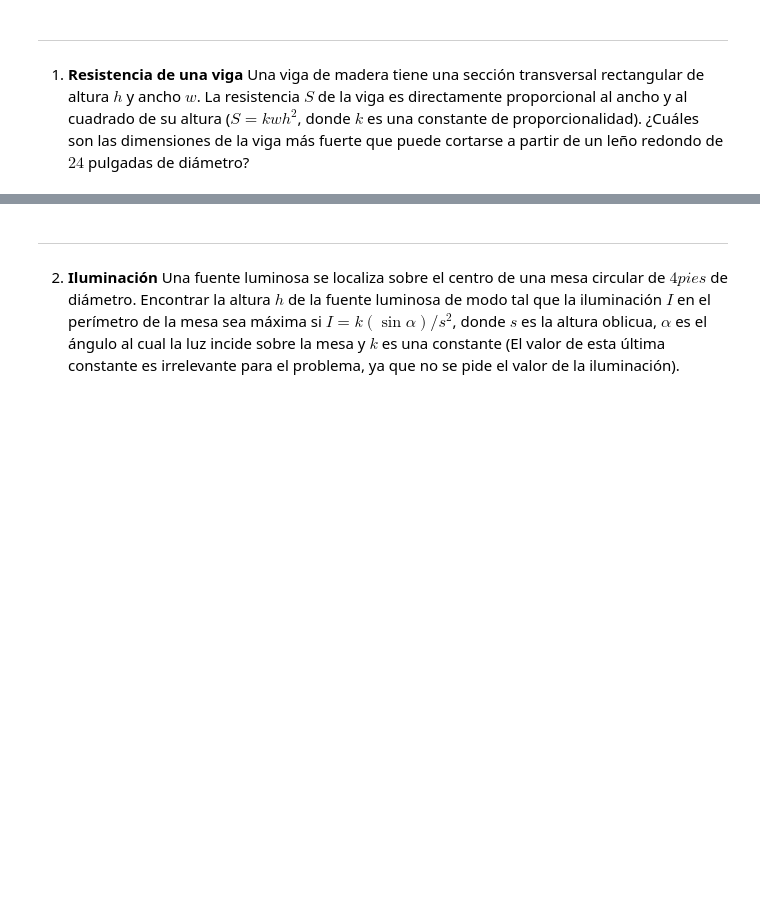
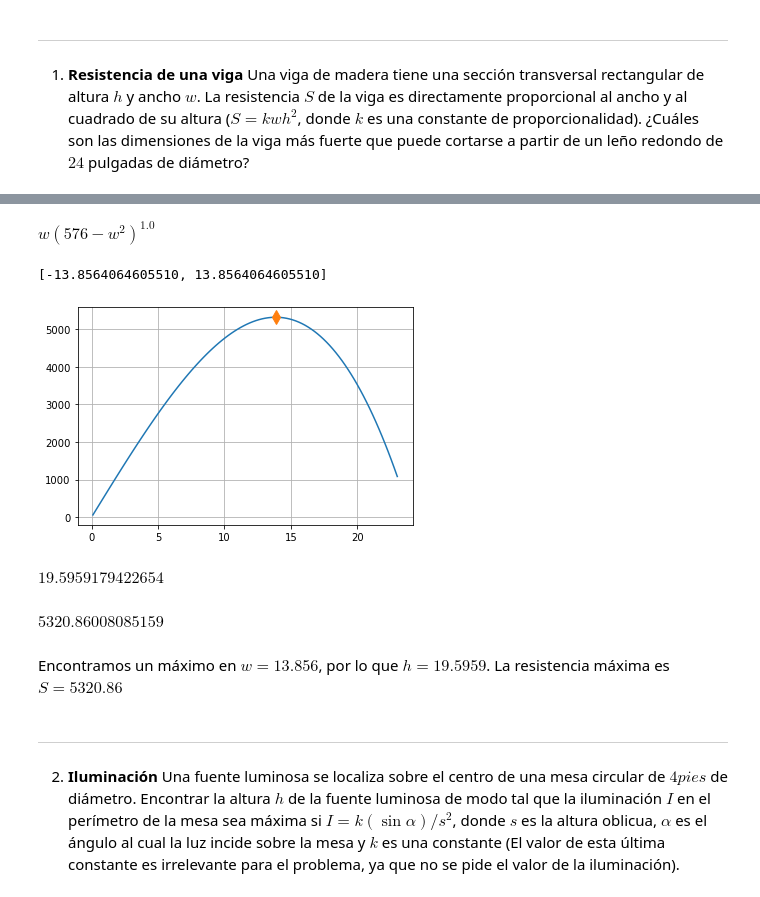
Before and after one commit to ArellanoMCarlos/SimMat2021O_D, a Jupyter notebook: Optimización/Funciones escalares.ipynb, the cells around one changed output, grey strips where cells are left out. Saved outputs shown, nothing was run; the diff lists cells and outputs as text; code cells hidden in the pictures; blank space fills up the shorter version.

```diff
--- a/Optimización/Funciones escalares.ipynb
+++ b/Optimización/Funciones escalares.ipynb
@@ -489,3 +600,36 @@ plt.show()
+# %%
+sym.var('w') # Definimos 'w' como simbólica
+def S(w):
+    k=1
+    h=(24**2-w**2)**0.5 # Raiz cuadrada
+    return k*w*h**2
+S(w)
+# %% [output]
+$\displaystyle w \left(576 - w^{2}\right)^{1.0}$
+# %%
+dS=sym.diff(S(w),w)
+pc=sym.solve(dS,w)
+pc
+# %% [output]
+[-13.8564064605510, 13.8564064605510]
+# %%
+wn=np.linspace(0.1,23,100)
+y=S(wn)
+plt.plot(wn,y)
+plt.plot(pc[1],S(pc[1]),'d',ms=10)
+plt.grid()
+# %% [output]
+[figure, added]
+# %%
+(24**2-pc[1]**2)**0.5
+# %% [output]
+$\displaystyle 19.5959179422654$
+# %%
+S(pc[1])
+# %% [output]
+$\displaystyle 5320.86008085159$
+# %% [markdown]
+Encontramos un máximo en $w=13.856$, por lo que $h=19.5959$. La resistencia máxima es $S=5320.86$
 # %% [markdown]
 ---
 2. **Iluminación**  Una fuente luminosa se localiza sobre el centro de una mesa circular de $4 pies$ de diámetro. Encontrar la altura $h$ de la fuente luminosa de modo tal que la iluminación $I$ en el perímetro de la mesa sea máxima si $I=k(\sin \alpha)/s^2$, donde $s$ es la altura oblicua, $\alpha$ es el ángulo al cual la luz incide sobre la mesa y $k$ es una constante (El valor de esta última constante es irrelevante para el problema, ya que no se pide el valor de la iluminación).
```
Also changed, not shown: parts of 27 cells of this notebook.
